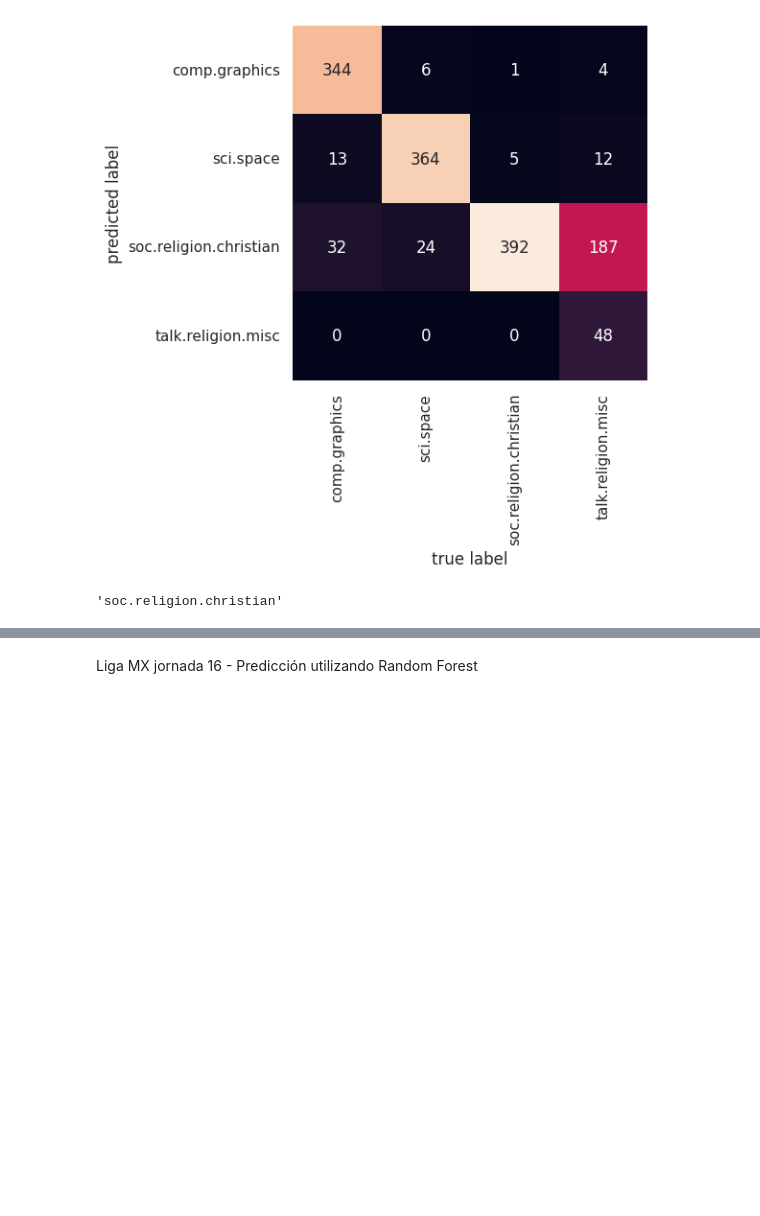
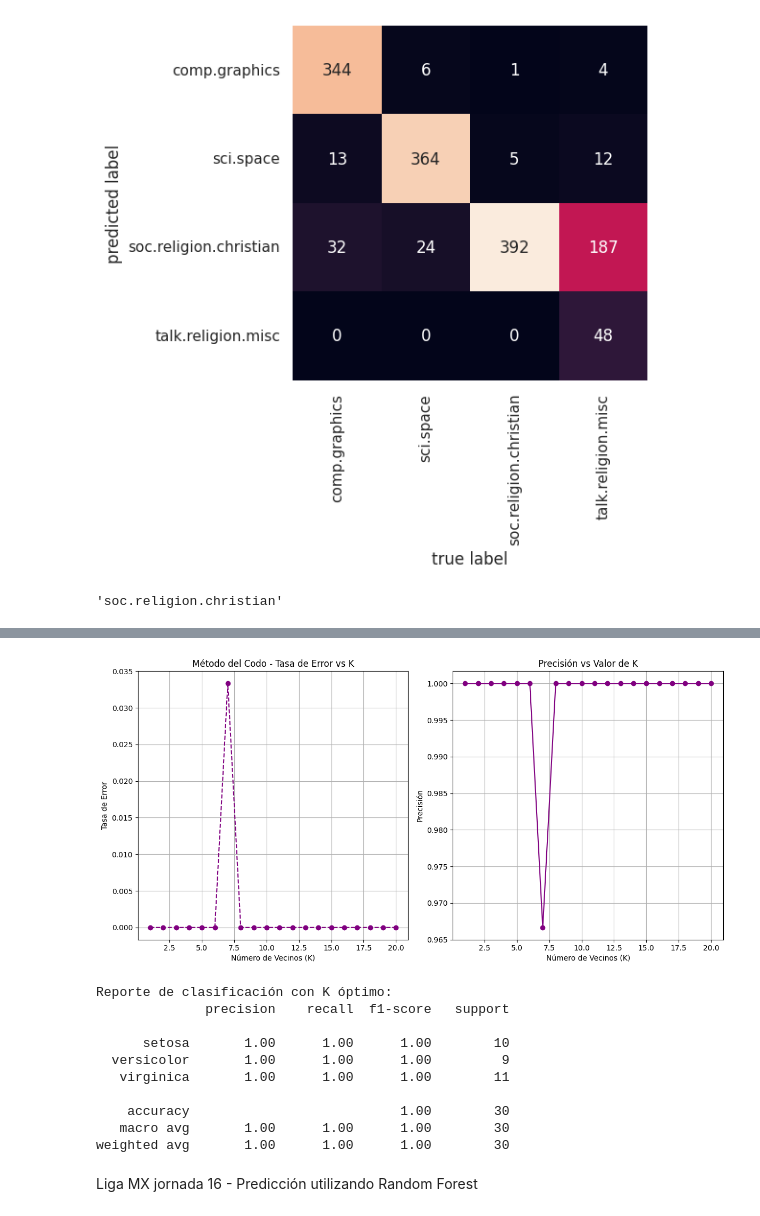
Before and after one commit to SayraIbarra/mineria, a Jupyter notebook: clase_mineria.ipynb, the cells around one changed output, grey strips where cells are left out. Drawn from its saved outputs; the diff is of its cells as text; code cells hidden in the pictures; blank space fills up the shorter version.

```diff
--- a/clase_mineria.ipynb
+++ b/clase_mineria.ipynb
@@ -1827,0 +1830,69 @@ predict_category('therian')
+# %%
+import seaborn as sns
+import numpy as np
+from sklearn.model_selection import train_test_split
+from sklearn.neighbors import KNeighborsClassifier
+from sklearn.metrics import accuracy_score, classification_report
+import matplotlib.pyplot as plt
+
+# Cargar el archivo Iris
+iris = sns.load_dataset('iris')
+X = iris.drop('species', axis=1)
+y = iris['species']
+
+# Separación 80% entrenamiento - 20% prueba
+X_train, X_test, y_train, y_test = train_test_split(X, y, test_size=0.20, random_state=42)
+
+# Método del Codo buscando el K óptimo
+error_rate = []
+accuracies = []
+k_range = range(1, 21)
+
+print("Evaluando diferentes valores de K...\n")
+for k in k_range:
+    knn = KNeighborsClassifier(n_neighbors=k)
+    knn.fit(X_train, y_train)
+    y_pred = knn.predict(X_test)
+
+    acc = accuracy_score(y_test, y_pred)
+    err = np.mean(y_pred != y_test)
+
+    accuracies.append(acc)
+    error_rate.append(err)
+
+    print(f"K = {k:2d} → Precisión: {acc:.4f} | Tasa de Error: {err:.4f}")
+
+# Determinar el mejor K según menor error
+best_k = error_rate.index(min(error_rate)) + 1
+best_accuracy = accuracies[best_k-1]
+
+print(f"\nEl valor óptimo de K según el método del codo es: *{best_k}*")
+print(f"Precisión alcanzada: {best_accuracy:.4f}")
+
+# Gráfico del codo
+plt.figure(figsize=(12, 6))
+
+plt.subplot(1, 2, 1)
+plt.plot(k_range, error_rate, marker='o', linestyle='dashed', color='purple')
+plt.title('Método del Codo - Tasa de Error vs K')
+plt.xlabel('Número de Vecinos (K)')
+plt.ylabel('Tasa de Error')
+plt.grid(True)
+
+plt.subplot(1, 2, 2)
+plt.plot(k_range, accuracies, marker='o', linestyle='-', color='purple')
+plt.title('Precisión vs Valor de K')
+plt.xlabel('Número de Vecinos (K)')
+plt.ylabel('Precisión')
+plt.grid(True)
+
+plt.tight_layout()
+plt.show()
+
+# Evaluación final con el mejor K
+print("\nReporte de clasificación con K óptimo:")
+knn_final = KNeighborsClassifier(n_neighbors=best_k)
+knn_final.fit(X_train, y_train)
+y_pred_final = knn_final.predict(X_test)
+print(classification_report(y_test, y_pred_final, target_names=iris['species'].unique()))
+# %% [output]
@@ -1828,3 +1916,14 @@ predict_category('therian')
+[figure, added]
+Reporte de clasificación con K óptimo:
+              precision    recall  f1-score   support
+
+      setosa       1.00      1.00      1.00        10
+  versicolor       1.00      1.00      1.00         9
+   virginica       1.00      1.00      1.00        11
+
+    accuracy                           1.00        30
+   macro avg       1.00      1.00      1.00        30
+weighted avg       1.00      1.00      1.00        30
 # %% [markdown]
 Liga MX jornada 16 - Predicción utilizando Random Forest
 # %%
```
Also changed, not shown: parts of 2 cells of this notebook.
